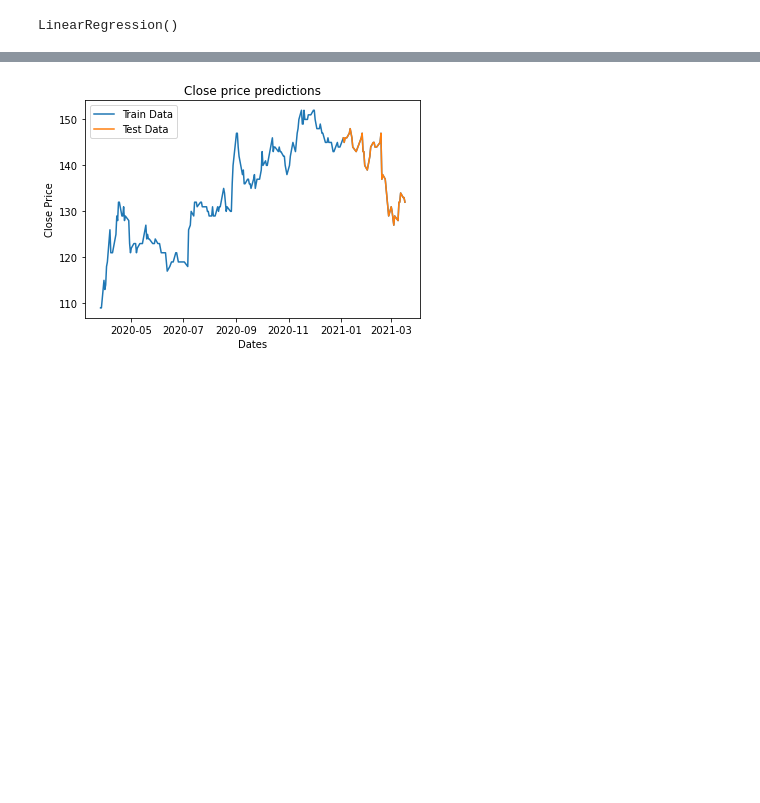
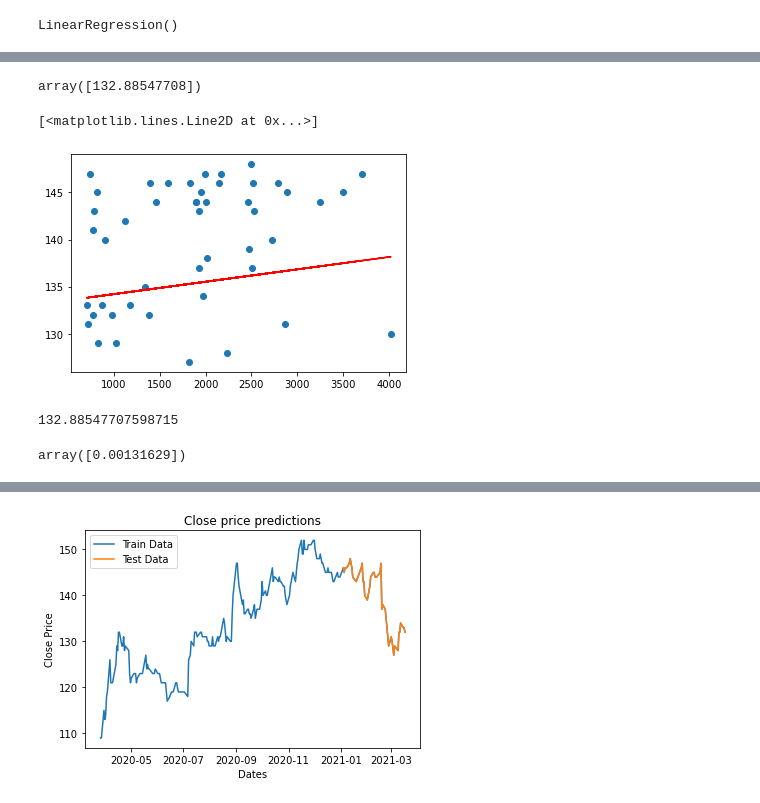
Before and after one commit to beckyydo/retail-machine-learning, a Jupyter notebook: praw.ipynb, the cells around one changed output, grey strips where cells are left out. Saved outputs shown, nothing was run; the diff lists cells and outputs as text; code cells hidden in the pictures; blank space fills up the shorter version.

```diff
--- a/praw.ipynb
+++ b/praw.ipynb
@@ -529,7 +561,7 @@ Index(['Date', 'score', 'num_comments', 'Open', 'High', 'Low', 'Close',
 #        'Adj Close', 'Volume', 'high-low_pct', 'ma_5', 'price_std_5',
 #        'volume_change_pct', 'volume_avg_5', 'vol_close_ratio']]
 
-X_train=stock_refined_train[['score', 'num_comments', 'Open']]
+X_train=stock_refined_train[['score']]
 
 Y_train=stock_refined_train[['Close']]
 
@@ -563,0 +596,21 @@ lr.score(X_test, Y_test)
+# %%
+lr.coef_
+lr.intercept_
+# %% [output]
+array([132.88547708])
+# %%
+plt.scatter(stock_refined_test[['score']],stock_refined_test[['Close']])
+
+y = lr.coef_*stock_refined_test[['score']]+lr.intercept_
+plt.plot(stock_refined_test[['score']], y, '-r', label='Line equation')
+# %% [output]
+[<matplotlib.lines.Line2D at 0x...>]
+[figure, added]
+# %%
+lr.intercept_[0]
+# %% [output]
+132.88547707598715
+# %%
+lr.coef_[0]
+# %% [output]
+array([0.00131629])
```
Also changed, not shown: parts of 10 cells of this notebook, 4 other files.
